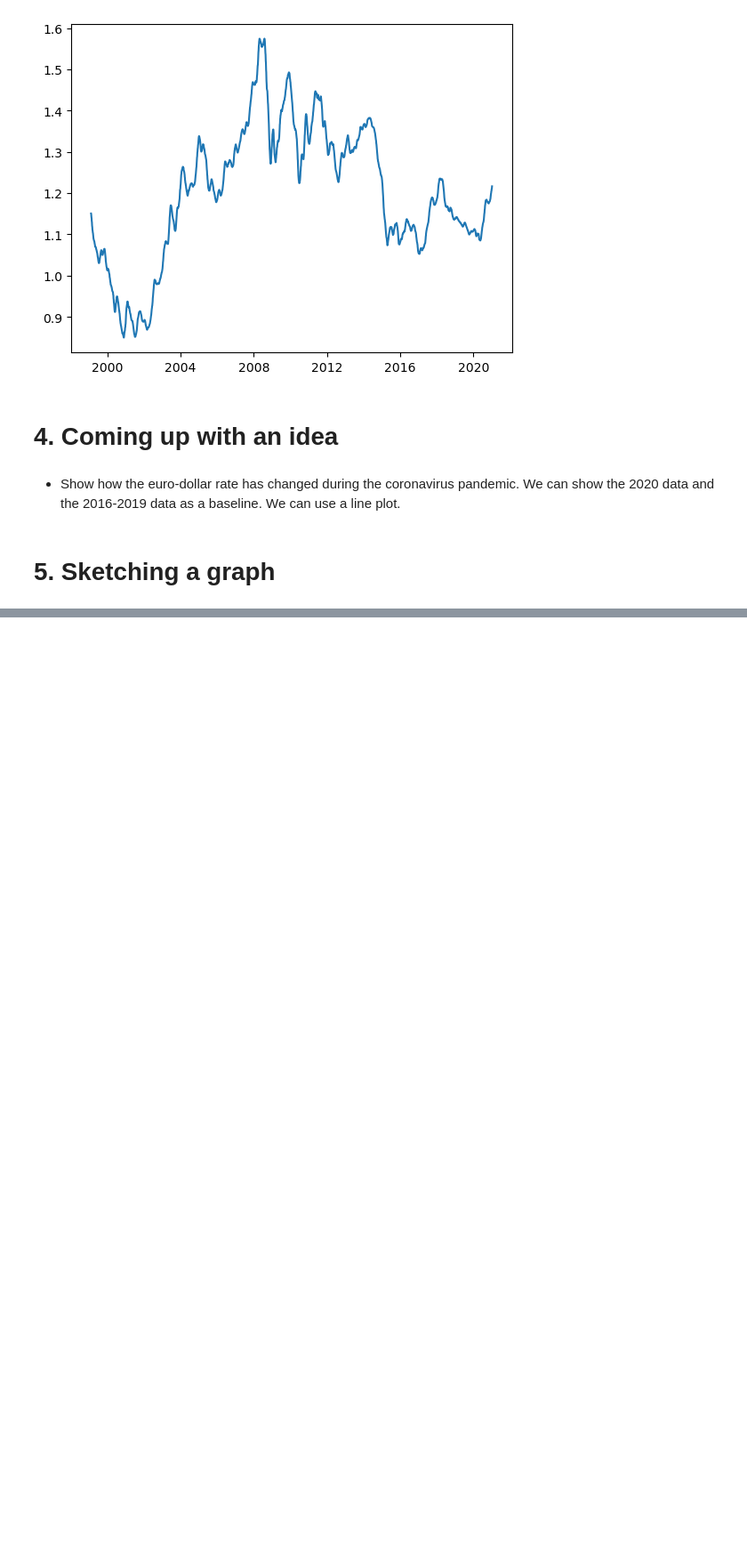
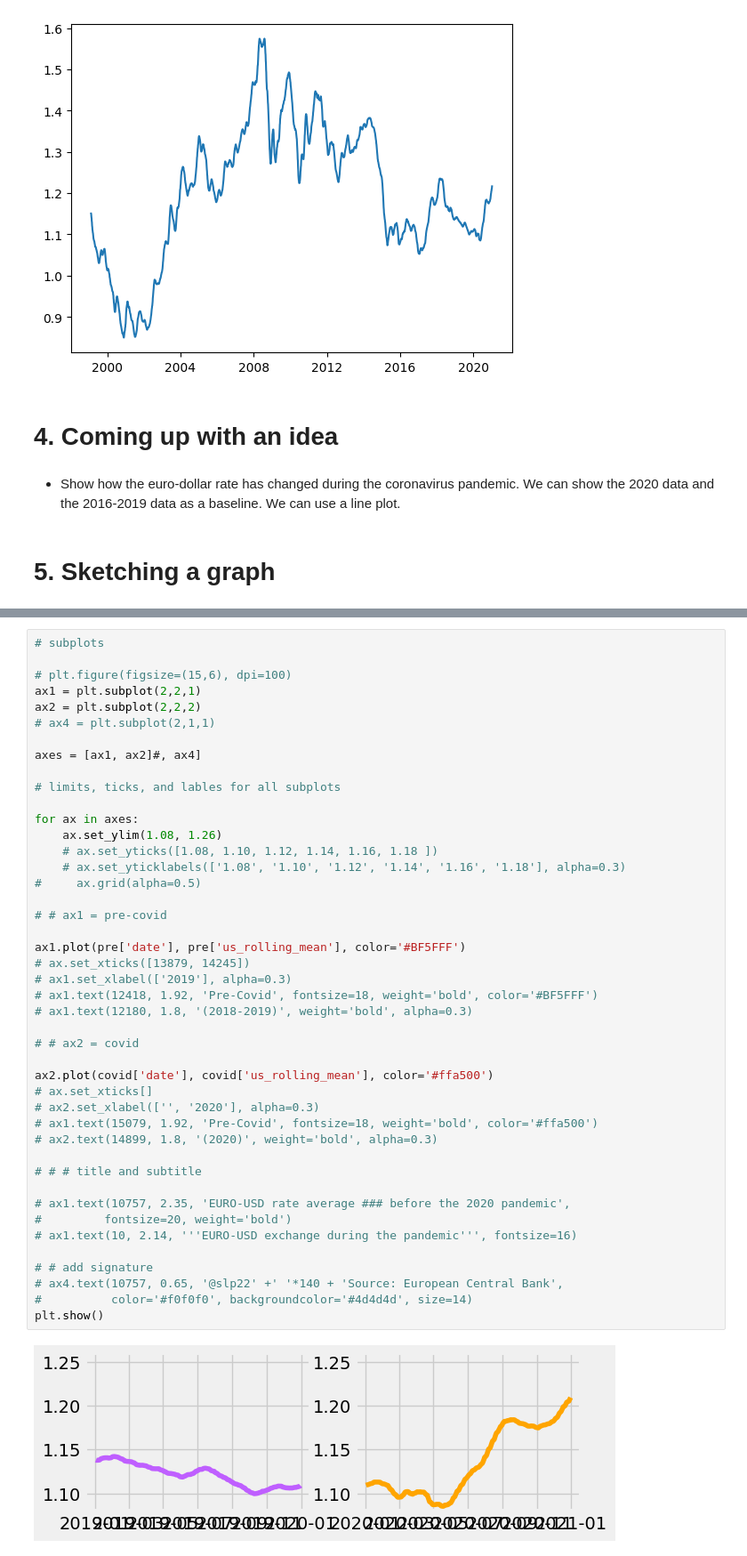
Before and after one commit to slp22/dataquest-projects, a Jupyter notebook: 2_3_dataquest-exchange-rates.ipynb, the cells around one changed output, grey strips where cells are left out. Shown at 89% size. Cells and saved outputs as stored; diff of their text form; blank space fills up the shorter version.

```diff
--- a/2_3_dataquest-exchange-rates.ipynb
+++ b/2_3_dataquest-exchange-rates.ipynb
@@ -205,0 +254,46 @@ plt.show()
+# %%
+# subplots
+
+# plt.figure(figsize=(15,6), dpi=100)
+ax1 = plt.subplot(2,2,1)
+ax2 = plt.subplot(2,2,2)
+# ax4 = plt.subplot(2,1,1)
+
+axes = [ax1, ax2]#, ax4]
+
+# limits, ticks, and lables for all subplots
+
+for ax in axes:
+    ax.set_ylim(1.08, 1.26)
+    # ax.set_yticks([1.08, 1.10, 1.12, 1.14, 1.16, 1.18 ])
+    # ax.set_yticklabels(['1.08', '1.10', '1.12', '1.14', '1.16', '1.18'], alpha=0.3)
+#     ax.grid(alpha=0.5)
+
+# # ax1 = pre-covid
+
+ax1.plot(pre['date'], pre['us_rolling_mean'], color='#BF5FFF')
+# ax.set_xticks([13879, 14245])
+# ax1.set_xlabel(['2019'], alpha=0.3)
+# ax1.text(12418, 1.92, 'Pre-Covid', fontsize=18, weight='bold', color='#BF5FFF')
+# ax1.text(12180, 1.8, '(2018-2019)', weight='bold', alpha=0.3)
+
+# # ax2 = covid
+
+ax2.plot(covid['date'], covid['us_rolling_mean'], color='#ffa500')
+# ax.set_xticks[]
+# ax2.set_xlabel(['', '2020'], alpha=0.3)
+# ax1.text(15079, 1.92, 'Pre-Covid', fontsize=18, weight='bold', color='#ffa500')
+# ax2.text(14899, 1.8, '(2020)', weight='bold', alpha=0.3)
+
+# # # title and subtitle
+
+# ax1.text(10757, 2.35, 'EURO-USD rate average ### before the 2020 pandemic',
+#         fontsize=20, weight='bold')
+# ax1.text(10, 2.14, '''EURO-USD exchange during the pandemic''', fontsize=16)
+
+# # add signature
+# ax4.text(10757, 0.65, '@slp22' +' '*140 + 'Source: European Central Bank',
+#          color='#f0f0f0', backgroundcolor='#4d4d4d', size=14)
+plt.show()
+# %% [output]
+[figure, added]
```
Also changed, not shown: parts of 13 cells of this notebook.
